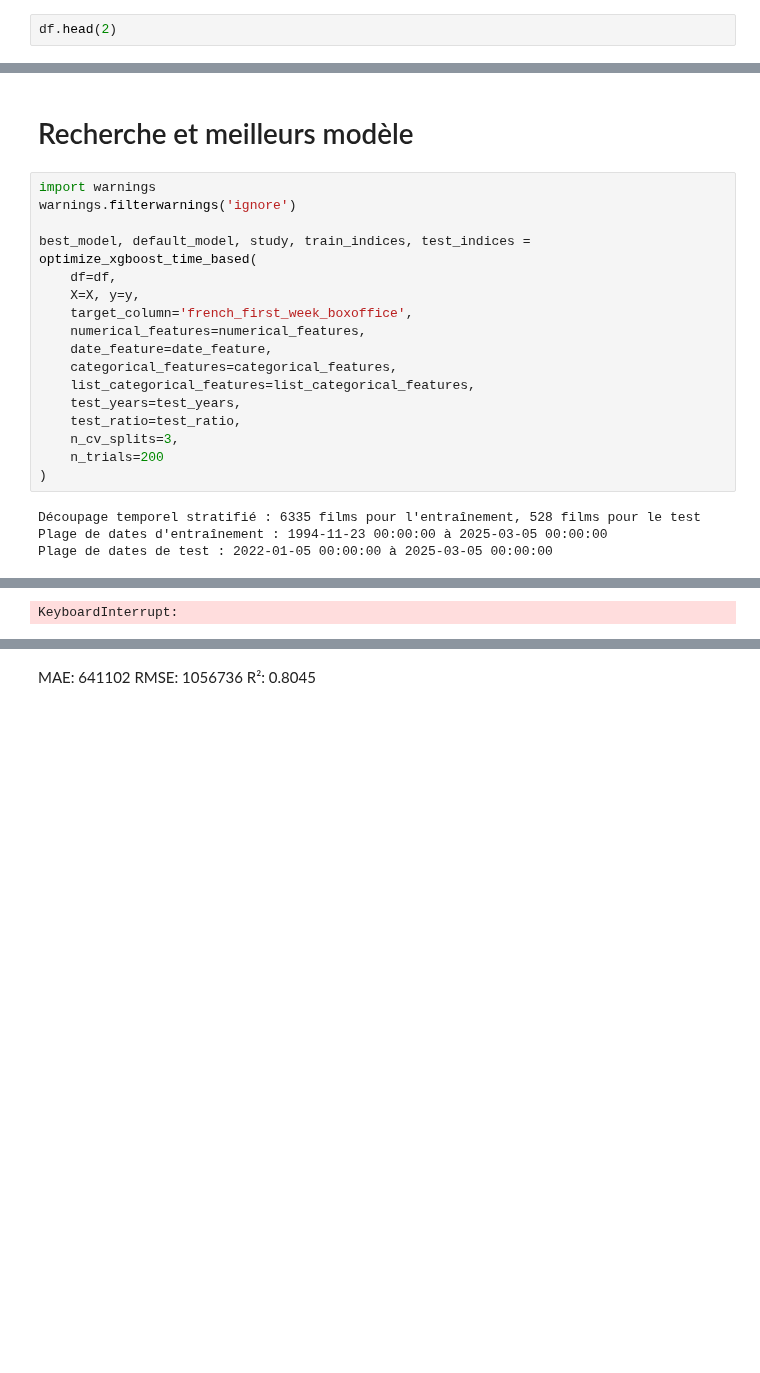
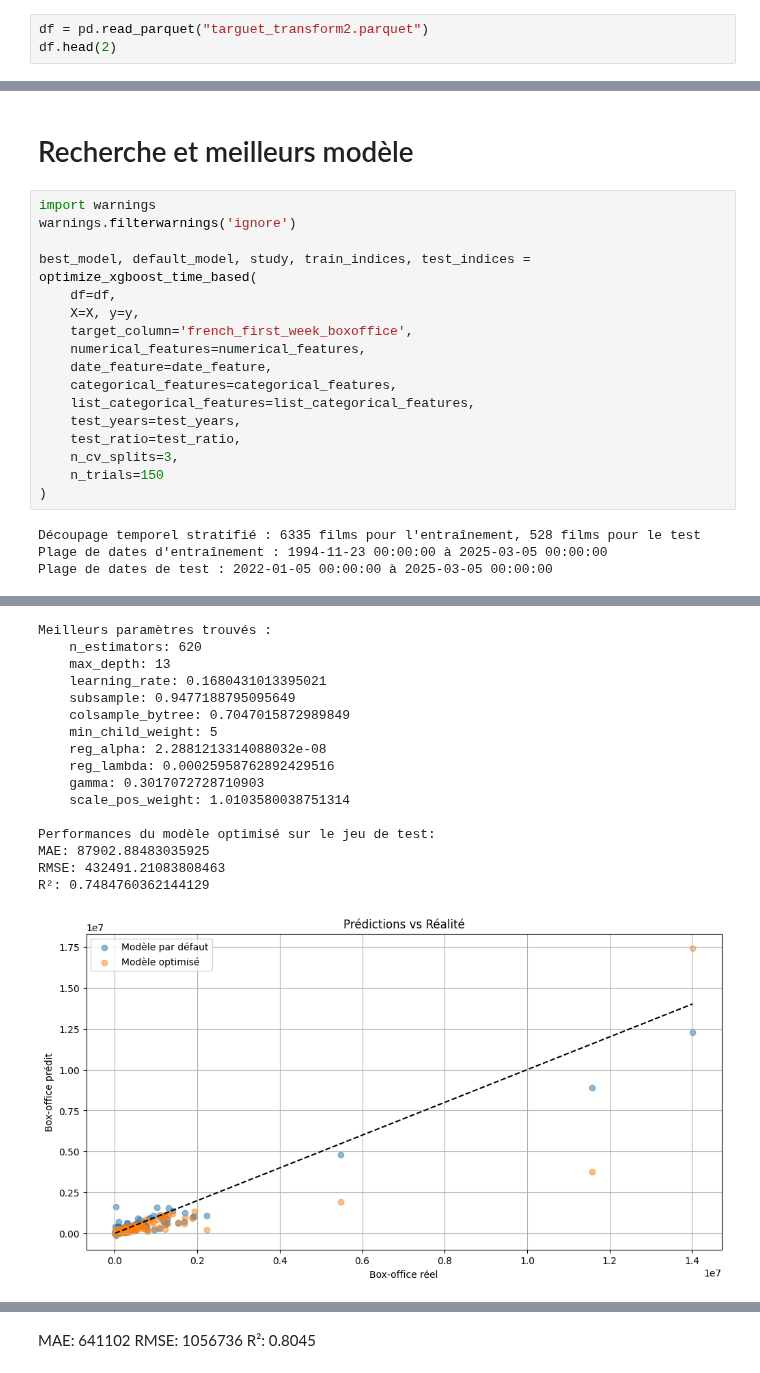
Before and after one commit to SamuelTD/new_is_always_better, a Jupyter notebook: modelisation/victor/arima_Xgboost.ipynb, the cells around one changed output, grey strips where cells are left out. Cells and saved outputs as stored; diff of their text form; blank space fills up the shorter version.

```diff
--- a/modelisation/victor/arima_Xgboost.ipynb
+++ b/modelisation/victor/arima_Xgboost.ipynb
@@ -44,4 +54,5 @@ Attempting to instrument while already instrumented
 # %%
+df = pd.read_parquet("targuet_transform2.parquet")
 df.head(2)
 # %% [output]
 |  | actors | critics_score | date | directors | editor | genre | langage | length | nationality | ... |
@@ -1274,7 +1403,7 @@ best_model, default_model, study, train_indices, test_indices = optimize_xgboost
     test_years=test_years,
     test_ratio=test_ratio,
     n_cv_splits=3,
-    n_trials=200
+    n_trials=150
 )
 # %% [output]
 Découpage temporel stratifié : 6335 films pour l'entraînement, 528 films pour le test
@@ -1307 +1436,17 @@ KeyboardInterrupt
-KeyboardInterrupt:
+Meilleurs paramètres trouvés :
+    n_estimators: 620
+    max_depth: 13
+    learning_rate: 0.1680431013395021
+    subsample: 0.9477188795095649
+    colsample_bytree: 0.7047015872989849
+    min_child_weight: 5
+    reg_alpha: 2.2881213314088032e-08
+    reg_lambda: 0.00025958762892429516
+    gamma: 0.3017072728710903
+    scale_pos_weight: 1.0103580038751314
+
+Performances du modèle optimisé sur le jeu de test:
+MAE: 87902.88483035925
+RMSE: 432491.21083808463
+R²: 0.7484760362144129
+[figure, added]
```
Also changed, not shown: parts of 17 cells of this notebook, 10 other files.
